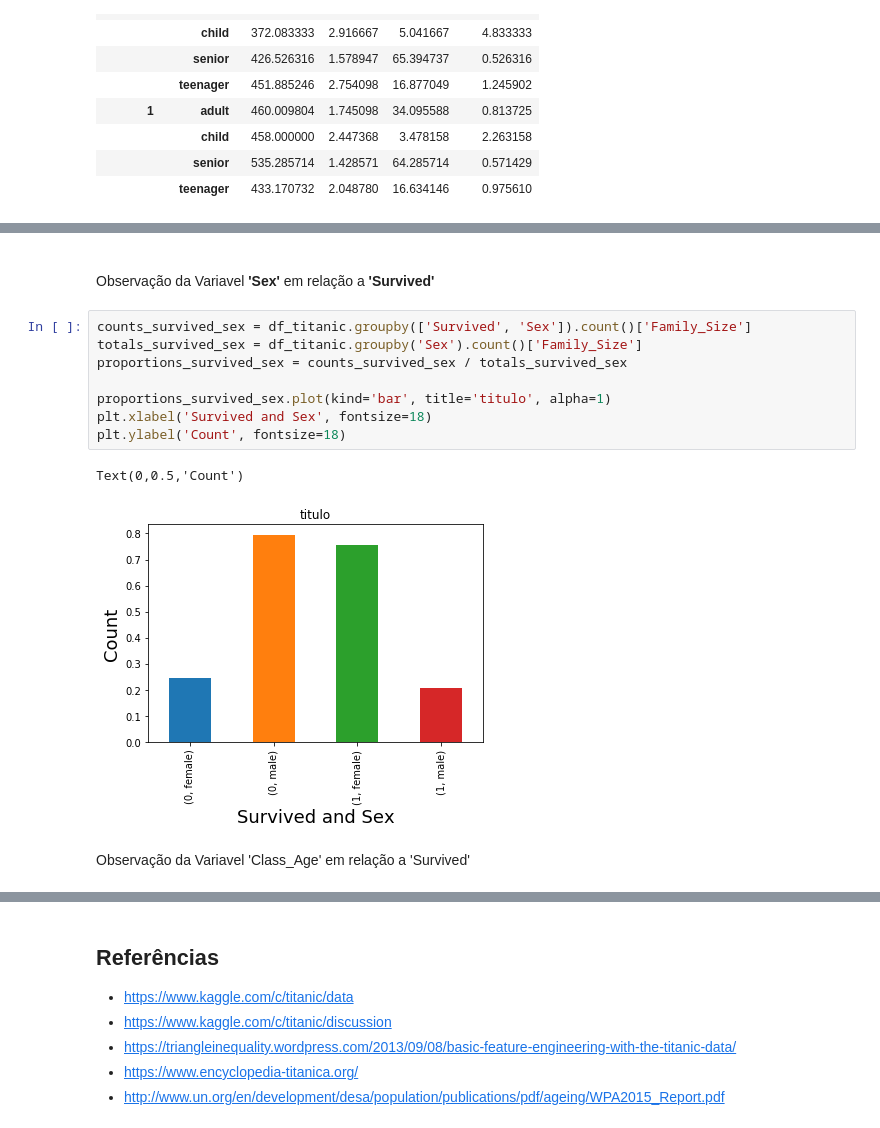
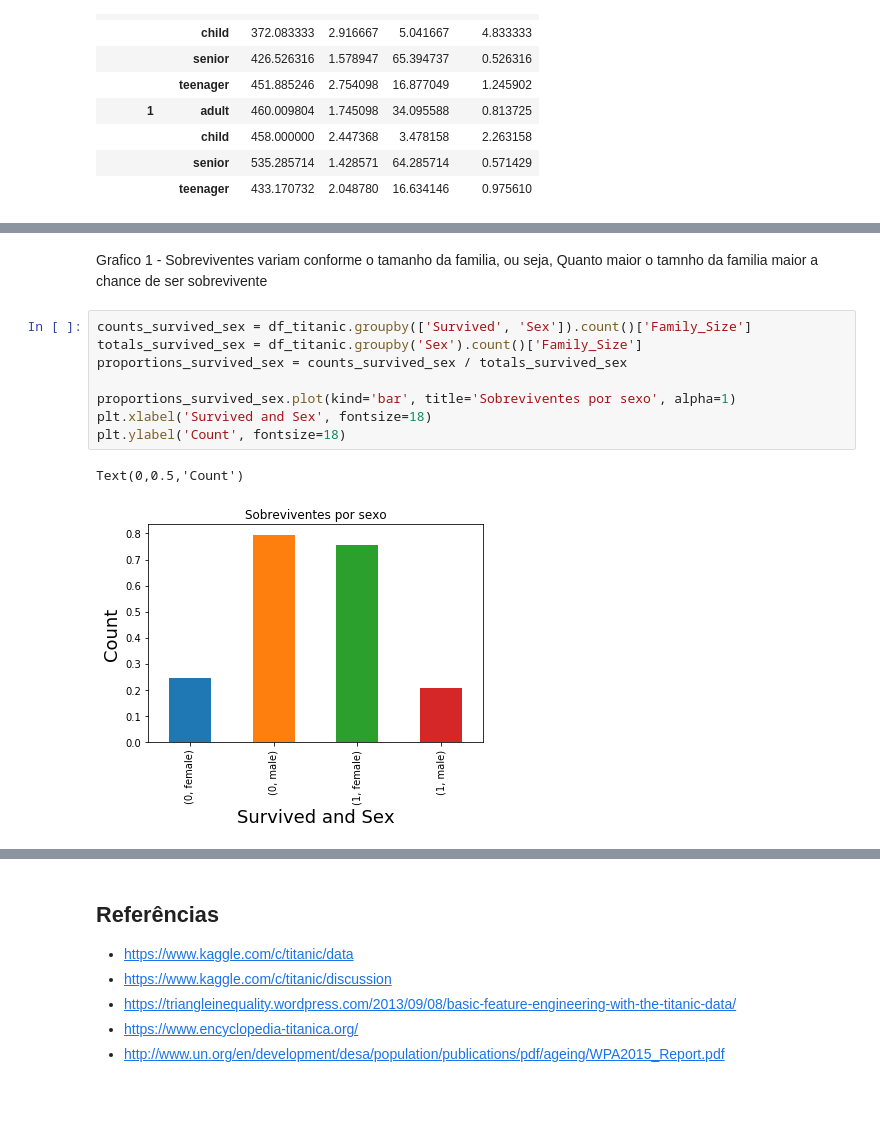
Before and after one commit to nfbomfim/ndfdsi-projeto2, a Jupyter notebook: titanic.ipynb, the cells around one changed output, grey strips where cells are left out. Drawn from its saved outputs; the diff is of its cells as text; blank space fills up the shorter version.

```diff
--- a/titanic.ipynb
+++ b/titanic.ipynb
@@ -454,15 +479,13 @@ plt.ylabel('Average Survived Rating');
-# %% [markdown]
-<br>Observação da Variavel **'Sex'** em relação a **'Survived'**<br>
+# %% [markdown]
+Grafico 1 - Sobreviventes variam conforme o tamanho da familia, ou seja, Quanto maior o tamnho da familia maior a chance de ser sobrevivente
 # %%
 counts_survived_sex = df_titanic.groupby(['Survived', 'Sex']).count()['Family_Size']
 totals_survived_sex = df_titanic.groupby('Sex').count()['Family_Size']
 proportions_survived_sex = counts_survived_sex / totals_survived_sex
 
-proportions_survived_sex.plot(kind='bar', title='titulo', alpha=1)
+proportions_survived_sex.plot(kind='bar', title='Sobreviventes por sexo', alpha=1)
 plt.xlabel('Survived and Sex', fontsize=18)
 plt.ylabel('Count', fontsize=18)
 # %% [output]
 Text(0,0.5,'Count')
-[figure, old version]
+[figure, new version]
-# %% [markdown]
-Observação da Variavel 'Class_Age' em relação a 'Survived'
```
Also changed, not shown: parts of 27 cells of this notebook, 1 other file.
